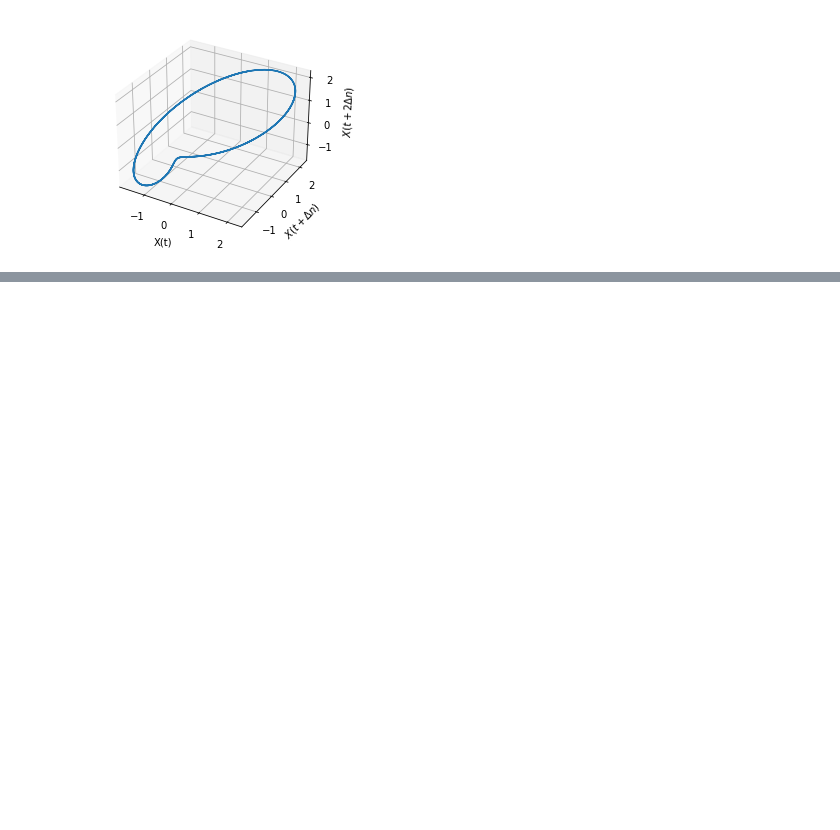
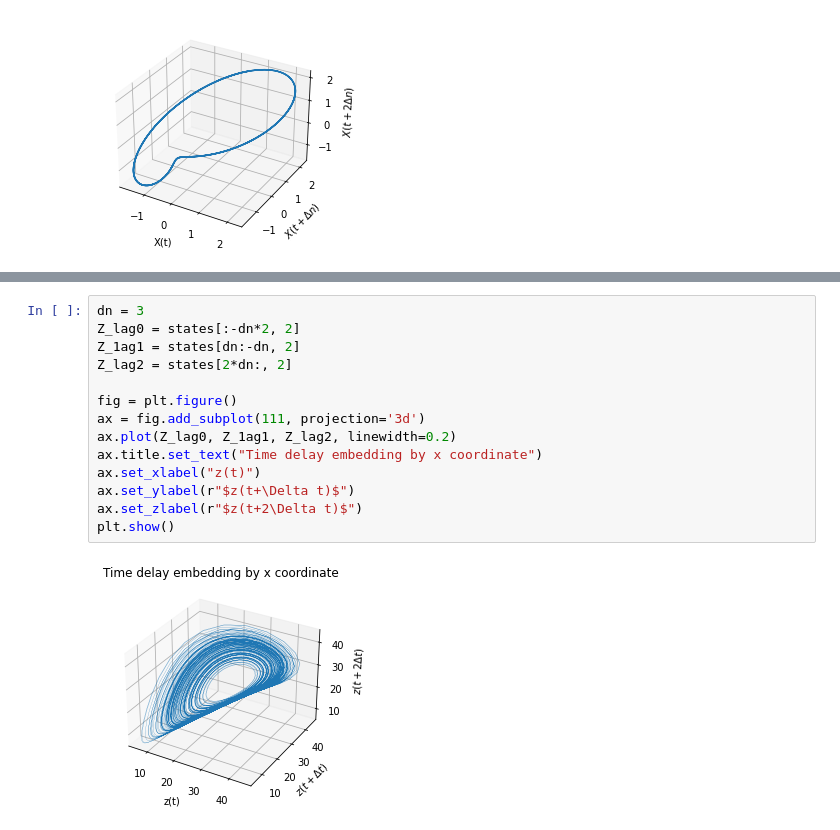
Before and after one commit to Linnore/MLCMS-Ex5-GroupK, a Jupyter notebook: task4.ipynb, the cells around one changed output, grey strips where cells are left out. Drawn from its saved outputs; the diff is of its cells as text; blank space fills up the shorter version.

```diff
--- a/task4.ipynb
+++ b/task4.ipynb
@@ -53,0 +103,16 @@ plt.show()
+# %%
+dn = 3
+Z_lag0 = states[:-dn*2, 2]
+Z_1ag1 = states[dn:-dn, 2]
+Z_lag2 = states[2*dn:, 2]
+
+fig = plt.figure()
+ax = fig.add_subplot(111, projection='3d')
+ax.plot(Z_lag0, Z_1ag1, Z_lag2, linewidth=0.2)
+ax.title.set_text("Time delay embedding by x coordinate")
+ax.set_xlabel("z(t)")
+ax.set_ylabel(r"$z(t+\Delta t)$")
+ax.set_zlabel(r"$z(t+2\Delta t)$")
+plt.show()
+# %% [output]
+[figure, added]
```
Also changed, not shown: parts of 11 cells of this notebook.
